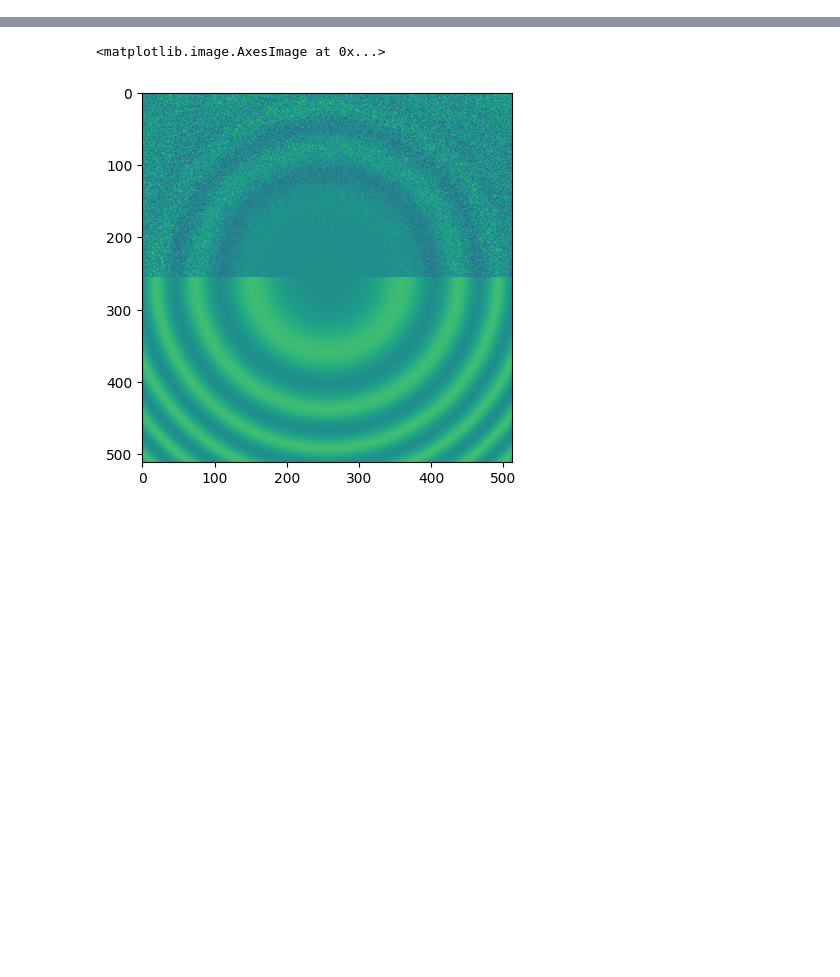
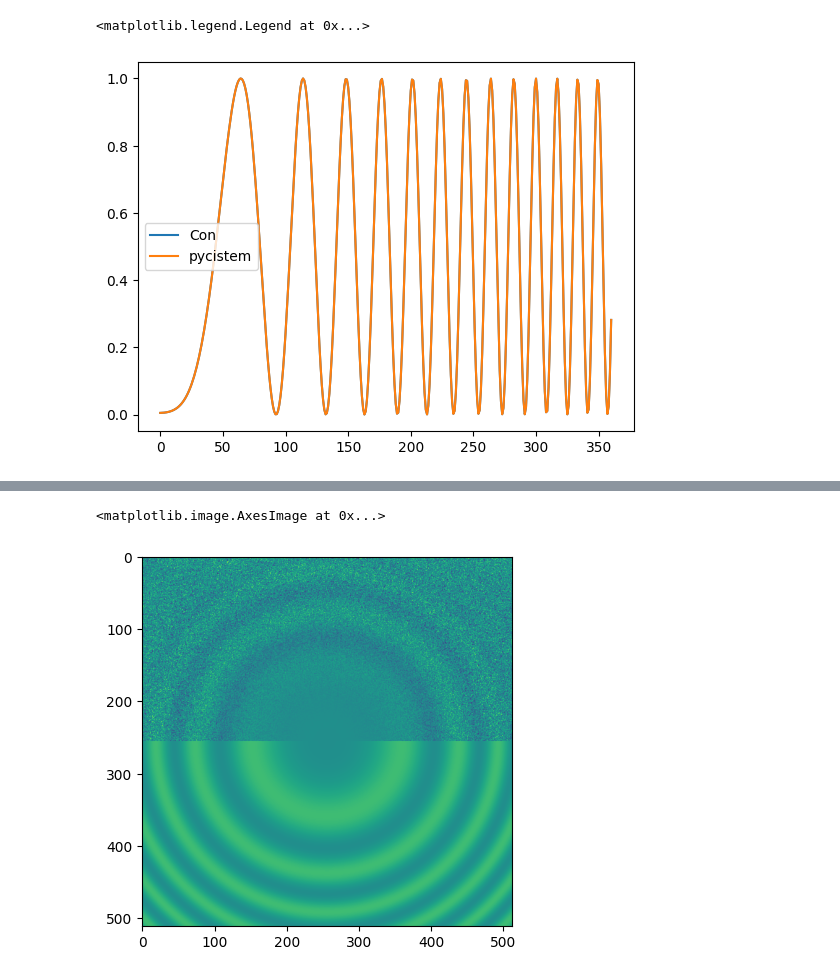
Before and after one commit to jojoelfe/contrasttransferfunction, a Jupyter notebook: examples/find_ctf.ipynb, the cells around one changed output, grey strips where cells are left out. Saved outputs shown, nothing was run; the diff lists cells and outputs as text; code cells hidden in the pictures; blank space fills up the shorter version.

```diff
--- a/examples/find_ctf.ipynb
+++ b/examples/find_ctf.ipynb
@@ -5,0 +7,14 @@ import matplotlib.pyplot as plt
+# %%
+ctf = ContrastTransferFunction(defocus1_angstroms=6000, defocus2_angstroms=6000,pixel_size_angstroms=2.0)
+powerspectrum = ctf.powerspectrum_1d
+frequency_pixel = ctf.frequency_pixels_1d
+
+cisCTF = CTF(kV=300.0,cs=2.7,ac=0.07,defocus1=6000,defocus2=6000,astig_angle=0.0,pixel_size=2.0)
+cisTEM_powerspectrum = np.array([cisCTF.Evaluate(freq**2.0,0.0)**2.0 for freq in frequency_pixel])
+
+plt.plot(powerspectrum,label="Con")
+plt.plot(cisTEM_powerspectrum,label="pycistem")
+plt.legend()
+# %% [output]
+<matplotlib.legend.Legend at 0x...>
+[figure, added]
```
Also changed, not shown: parts of 2 cells of this notebook, 3 other files.
